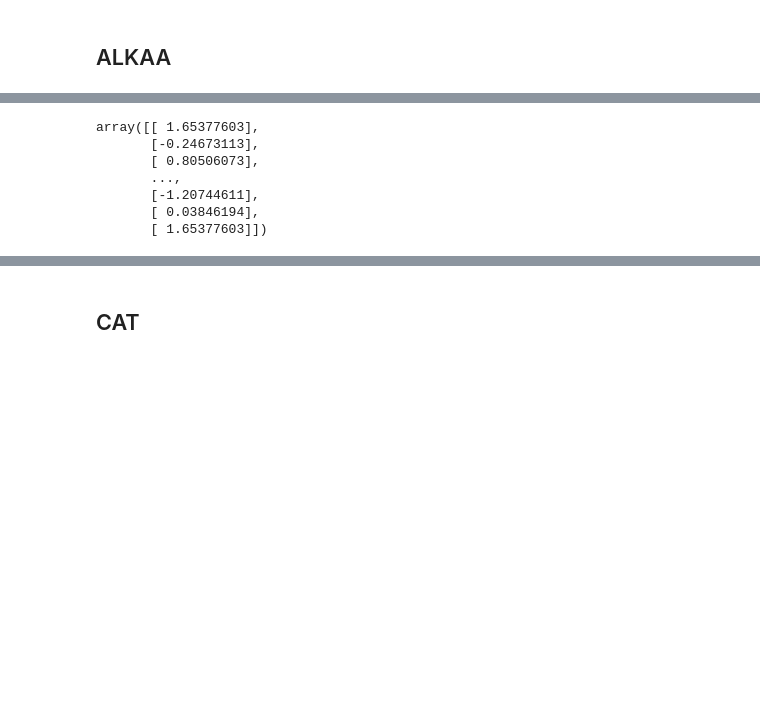
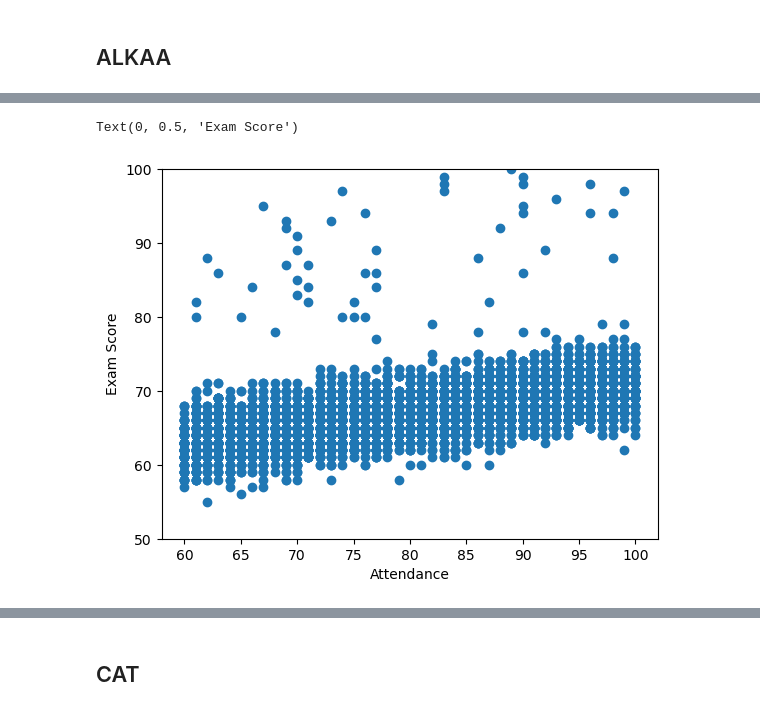
Before and after one commit to joona111/TIES4600, a Jupyter notebook: students.ipynb, the cells around one changed output, grey strips where cells are left out. Saved outputs shown, nothing was run; the diff lists cells and outputs as text; code cells hidden in the pictures; blank space fills up the shorter version.

```diff
--- a/students.ipynb
+++ b/students.ipynb
@@ -24,16 +26,30 @@ import  statsmodels.api as sm
 # %%
+
 def load_data():
     X = pd.read_csv("StudentPerformanceFactors.csv")
-    pow = PowerTransformer(method='box-cox')
-    X["Exam_Score"]=pow.fit_transform(pd.DataFrame(X["Exam_Score"]))
-    X.drop(columns=["Gender","Sleep_Hours","School_Type"],inplace=True)
-    X=X.dropna().reset_index(drop=True)
-    #X["outlier"] = np.where(X["Exam_Score"]>78,1,0)
-    #X = X[X["outlier"]!=1].reset_index()
-    pow = PowerTransformer()
+    #X.drop(columns=["Gender","Sleep_Hours","School_Type"],inplace=True)
+    #X=X.dropna().reset_index(drop=True)
+
 
     #
     #X = X[X["Exam_Score"] < 78]
+    columns = ['Exam_Score']
+    outlier_percentage = {}
+
+    for column in columns:
+        column_data = X[column]
+
+        Q1 = np.percentile(column_data, 25)
+        Q3 = np.percentile(column_data, 75)
+        IQR = Q3 - Q1
+
+        lower = Q1 - 1.5 * IQR
+        upper = Q3 + 1.5 * IQR
+
+        outliers = column_data[(column_data < lower) | (column_data > upper)]
+        outlier_percentage[column] = len(outliers) / len(column_data) * 100
+        X = X[(X["Exam_Score"] >= lower) & (X["Exam_Score"] <= upper)]
+
     y = X["Exam_Score"]
 
     X.drop(columns=["Exam_Score"], inplace=True)
@@ -41,3 +57,4 @@ def load_data():
 
     return X,y
 X,y = load_data()
+X
@@ -116,9 +183,9 @@ R2 OLS: 0.8630905095104946
 # %%
+X,y = load_data()
+plt.scatter(X["Attendance"],y)
+plt.ylim([50,100])
+plt.xlabel("Attendance")
+plt.ylabel("Exam Score")
 # %% [output]
-array([[ 1.65377603],
-       [-0.24673113],
-       [ 0.80506073],
-       ...,
-       [-1.20744611],
-       [ 0.03846194],
-       [ 1.65377603]])
+Text(0, 0.5, 'Exam Score')
+[figure, added]
```
Also changed, not shown: parts of 14 cells of this notebook.
